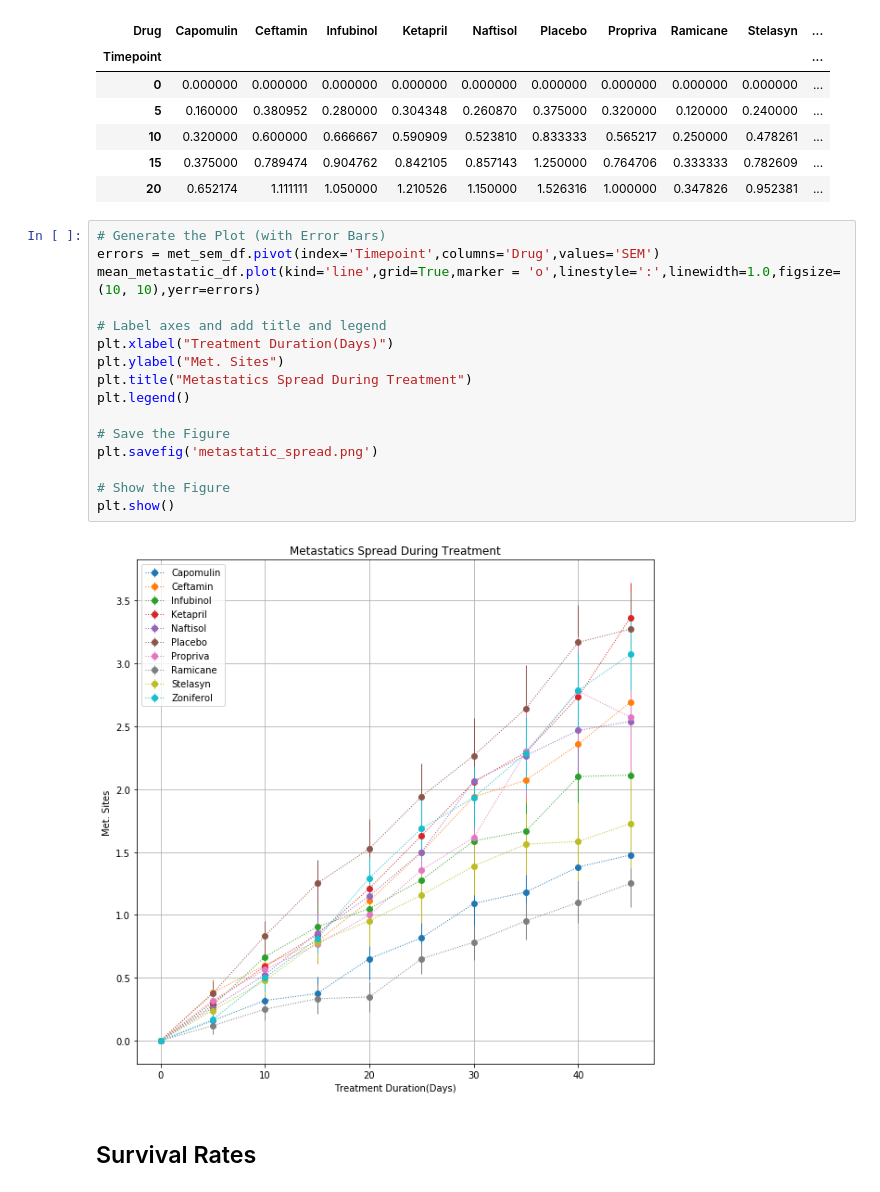
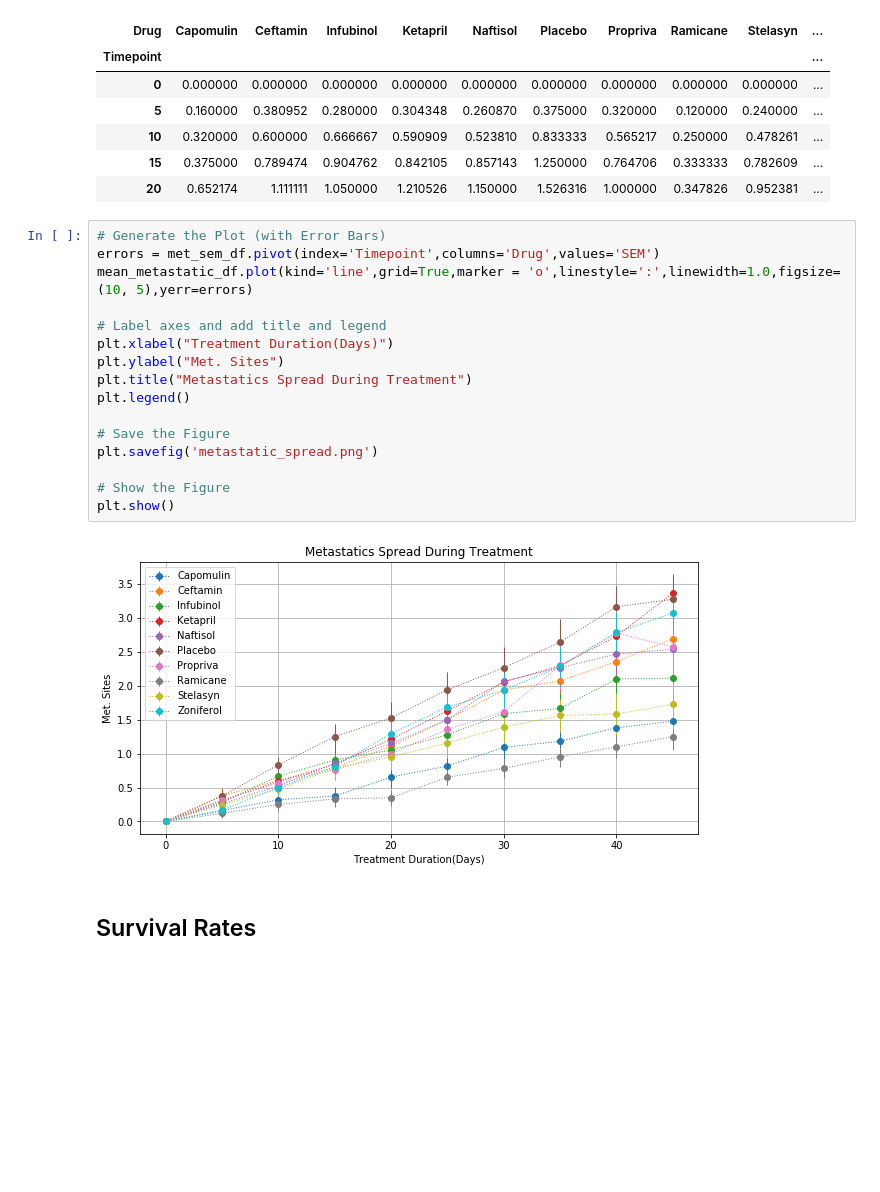
Before and after one commit to FractalMind81/DataAnalytics, a Jupyter notebook: Python/Matplotlib/pymaceuticals.ipynb, the cells around one changed output. Cells and saved outputs as stored; diff of their text form; blank space fills up the shorter version.

```diff
--- a/Python/Matplotlib/pymaceuticals.ipynb
+++ b/Python/Matplotlib/pymaceuticals.ipynb
@@ -148,21 +152,21 @@ mean_metastatic_df.head()
 # %%
 # Generate the Plot (with Error Bars)
 errors = met_sem_df.pivot(index='Timepoint',columns='Drug',values='SEM')
-mean_metastatic_df.plot(kind='line',grid=True,marker = 'o',linestyle=':',linewidth=1.0,figsize=(10, 10),yerr=errors)
+mean_metastatic_df.plot(kind='line',grid=True,marker = 'o',linestyle=':',linewidth=1.0,figsize=(10, 5),yerr=errors)
 
 # Label axes and add title and legend
 plt.xlabel("Treatment Duration(Days)")
 plt.ylabel("Met. Sites")
 plt.title("Metastatics Spread During Treatment")
 plt.legend()
 
 # Save the Figure
 plt.savefig('metastatic_spread.png')
 
 # Show the Figure
 plt.show()
 # %% [output]
-[figure, old version]
+[figure, new version]
 # %% [markdown]
 ## Survival Rates
 # %%
```
Also changed, not shown: parts of 5 cells of this notebook.
